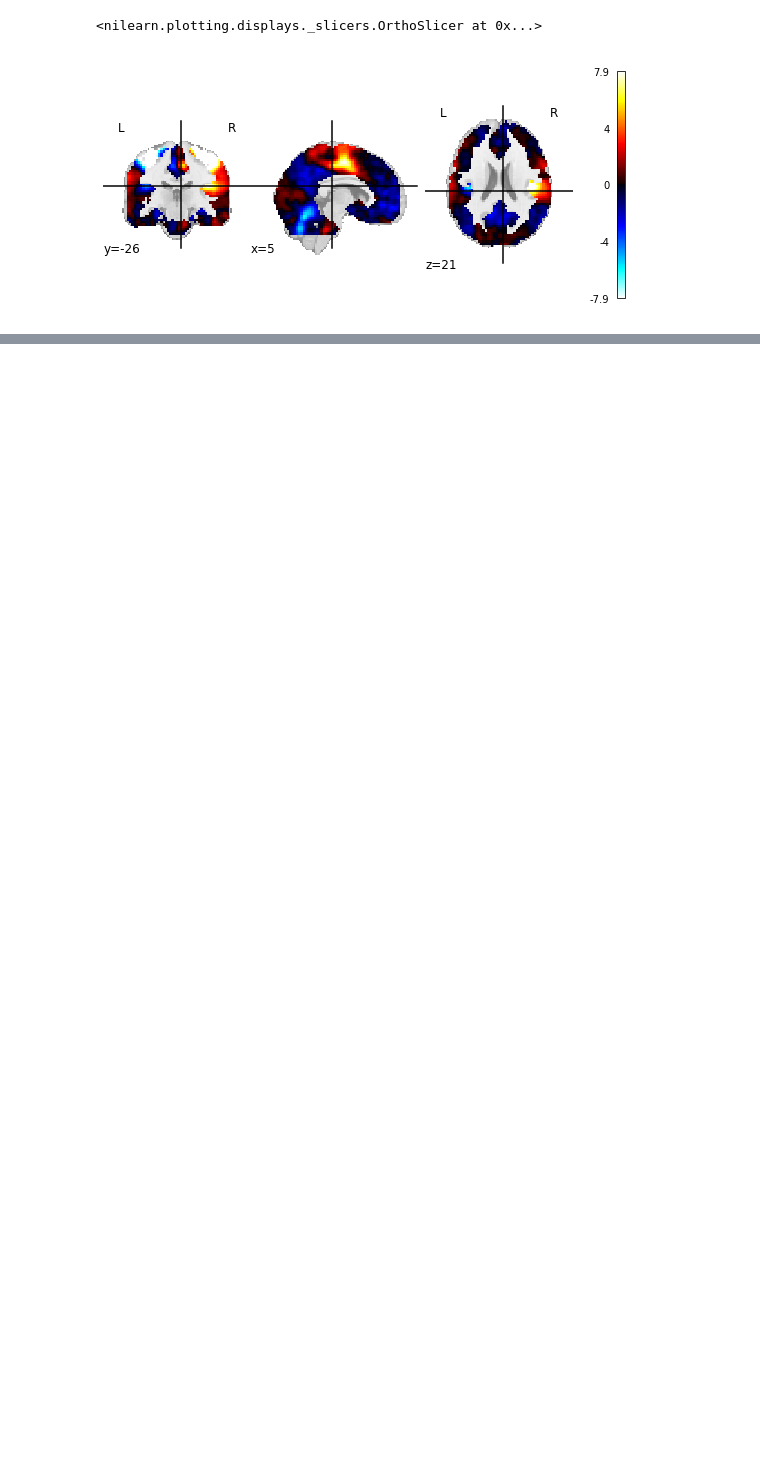
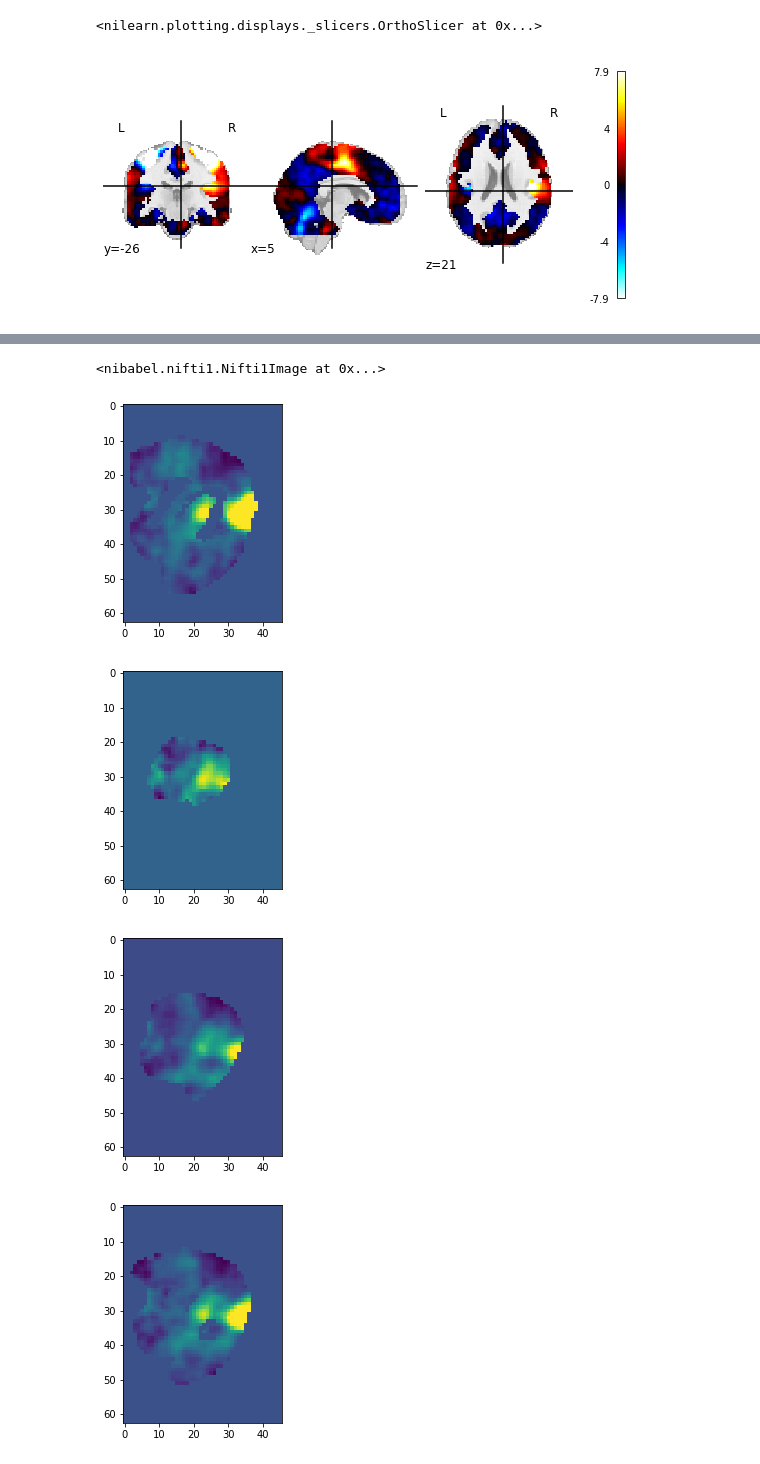
Before and after one commit to KyanY/Tutorial, a Jupyter notebook: Lesson_1.ipynb, the cells around one changed output, grey strips where cells are left out. Cells and saved outputs as stored; diff of their text form; code cells hidden in the pictures; blank space fills up the shorter version.

Commit message:
Lesson2, image for loop

```diff
--- a/Lesson_1.ipynb
+++ b/Lesson_1.ipynb
@@ -137,3 +121,5 @@ plot_stat_map(tmap_filename)
 # %% [output]
 <nilearn.plotting.displays._slicers.OrthoSlicer at 0x...>
 [figure]
+# %%
+img = load_img(tmap_filename)
@@ -139,0 +147,6 @@ plot_stat_map(tmap_filename)
+# %%
+data =img.get_fdata()
+data
+img
+# %% [output]
+<nibabel.nifti1.Nifti1Image at 0x...>
@@ -139,0 +155,14 @@ plot_stat_map(tmap_filename)
+# %%
+import matplotlib.pyplot as plt
+
+list1 =[10,4,6,8]
+for i in list1:
+    planei = data[i,:,:]
+    plt.imshow(planei)
+    plt.savefig(f"img_{i}.png")
+    plt.show() # plt.show is needed to show but sometimes not needed in Jupyter Notebook.
+# %% [output]
+[figure, added]
+[figure, added]
+[figure, added]
+[figure, added]
```
Also changed, not shown: parts of 11 cells of this notebook.
